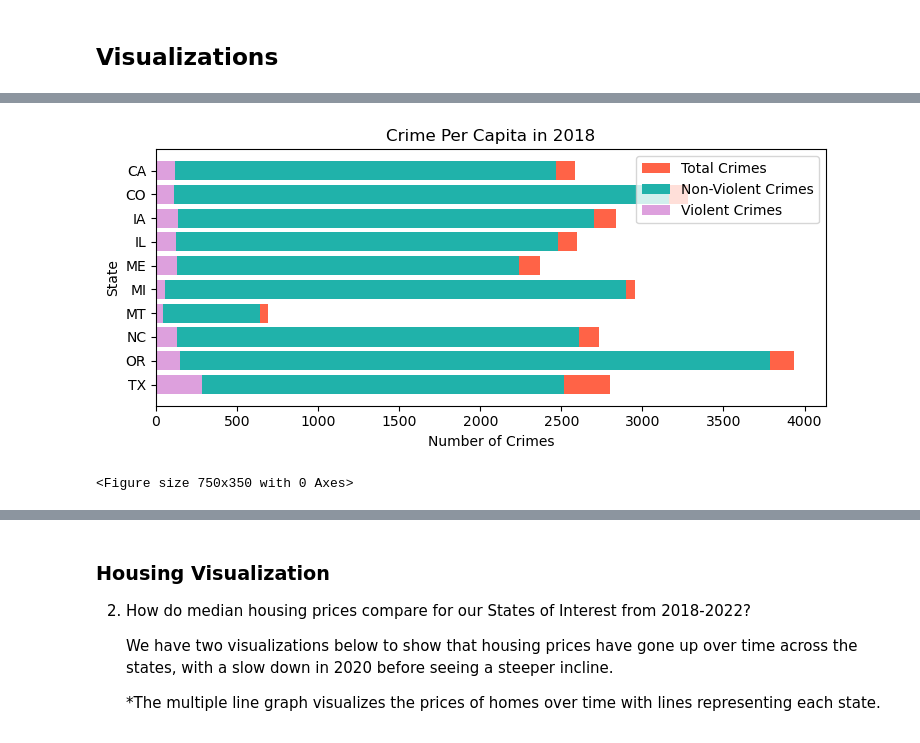
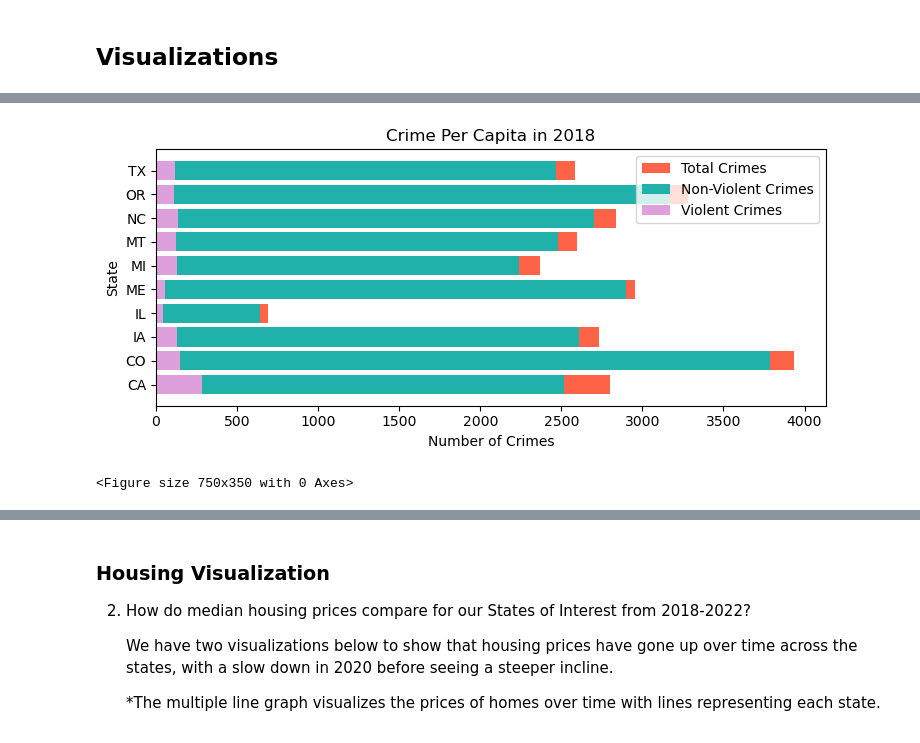
Before and after one commit to drainlm/Personalized-Relocation-Helper-, a Jupyter notebook: GroupThreeProjectOne.ipynb, the cells around one changed output, grey strips where cells are left out. Saved outputs shown, nothing was run; the diff lists cells and outputs as text; code cells hidden in the pictures.

```diff
--- a/GroupThreeProjectOne.ipynb
+++ b/GroupThreeProjectOne.ipynb
@@ -309,26 +302,26 @@ per_capita_crime
 # %%
 # Horizontal Stacked Bar Graph for Crime 2018
-### needs to be on subplot
 plt.rcParams["figure.figsize"] = [7.50, 3.50]
 plt.rcParams["figure.autolayout"] = True
 
 Total_Crime = [2801.284736, 3935.666308, 2734.027034, 688.330788, 2952.776936, 2367.972137, 2599.061153, 2836.449816, 3278.832736, 2584.725483]
 Non_Violent_Crime = [2518.840825, 3786.212360, 2606.953814, 644.323588, 2898.133310, 2239.948862, 2478.655086, 2702.474340, 3165.440173, 2465.742768]
 Violent_Crime = [282.443911, 149.453949, 127.073220, 44.007200, 54.643625, 128.023274, 120.406068, 133.975476, 113.392563, 118.982715]
-labels = ['TX','OR','NC','MT','MI','ME','IL','IA','CO','CA']
+labels = ['CA', 'CO', 'IA', 'IL', 'ME', 'MI', 'MT', 'NC', 'OR', 'TX']
 
 b1 = plt.barh(labels, Total_Crime, color="tomato")
 b2 = plt.barh(labels, Non_Violent_Crime, color="lightseagreen")
 b3 = plt.barh(labels, Violent_Crime, color="plum")
 
 plt.title("Crime Per Capita in 2018")
 plt.xlabel("Number of Crimes")
 plt.ylabel("State")
 plt.legend([b1,b2,b3], ["Total Crimes", "Non-Violent Crimes", "Violent Crimes"], loc="upper right")
 
 plt.show()
+
 # Save plot as PNG
-plt.savefig('crimes_per_capita_horizontal_stacked_bar.png')
+plt.savefig('crimes_per_capita_horizontal_stacked_bar_2018.png')
 # %% [output]
-[figure, old version]
+[figure, new version]
 <Figure size 750x350 with 0 Axes>
```
Also changed, not shown: parts of 22 cells of this notebook, 17 other files.
